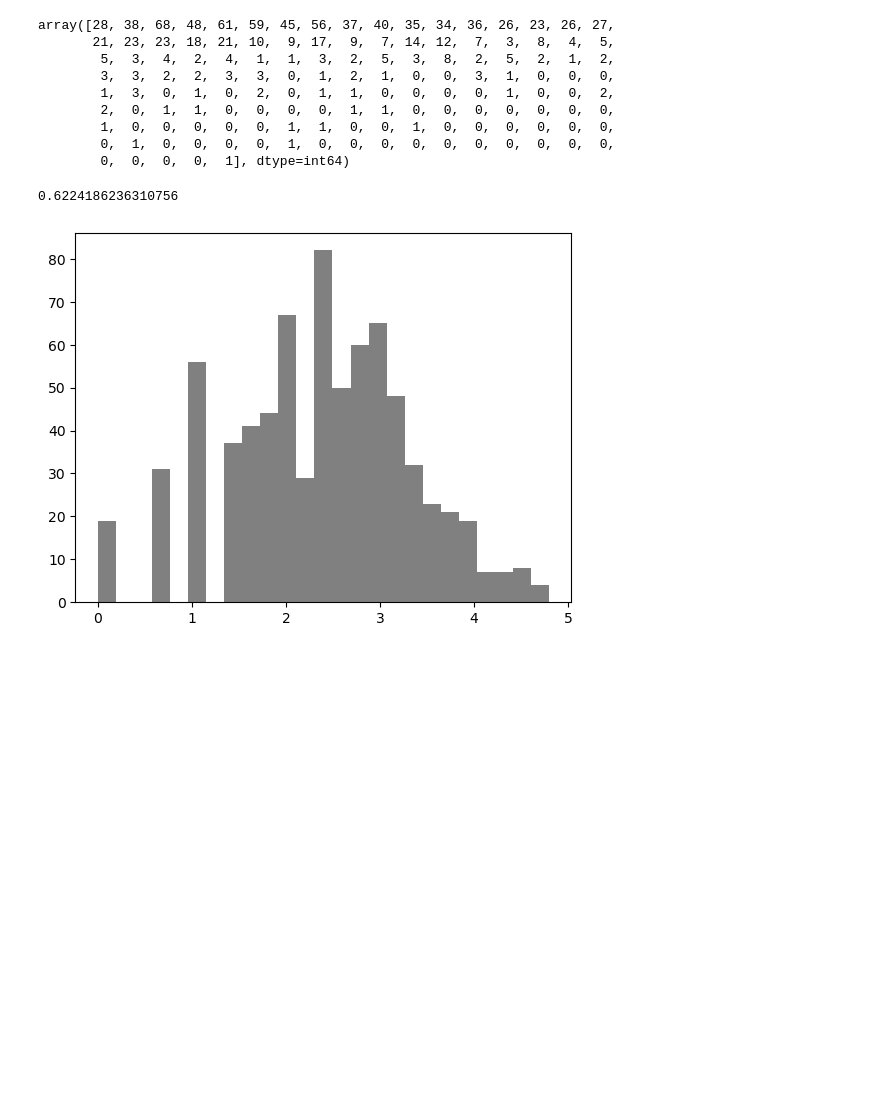
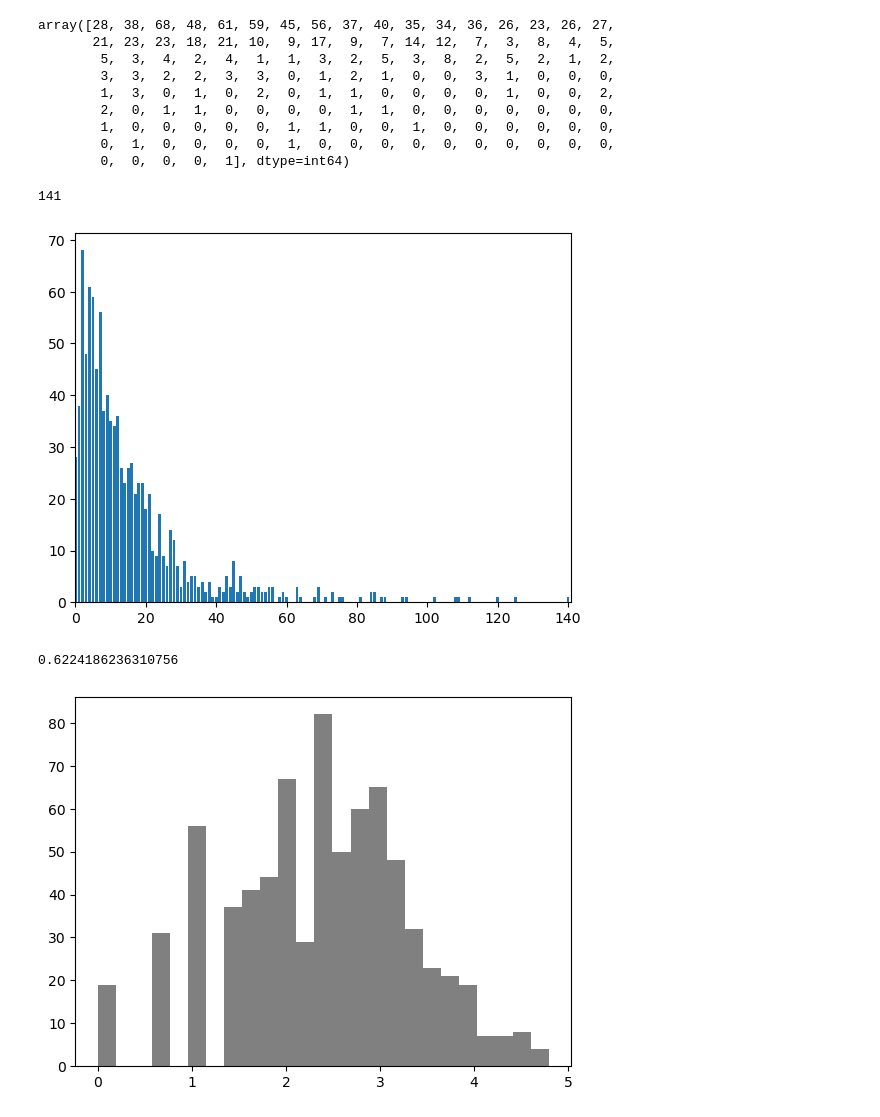
Before and after one commit to davidptuackr/ppb, a Jupyter notebook: 04_특성공학.ipynb, the cells around one changed output. Saved outputs shown, nothing was run; the diff lists cells and outputs as text; code cells hidden in the pictures; blank space fills up the shorter version.

```diff
--- a/04_특성공학.ipynb
+++ b/04_특성공학.ipynb
@@ -892,4 +936,19 @@ array([28, 38, 68, 48, 61, 59, 45, 56, 37, 40, 35, 34, 36, 26, 23, 26, 27,
         1,  0,  0,  0,  0,  0,  1,  1,  0,  0,  1,  0,  0,  0,  0,  0,  0,
         0,  1,  0,  0,  0,  0,  1,  0,  0,  0,  0,  0,  0,  0,  0,  0,  0,
         0,  0,  0,  0,  1], dtype=int64)
+# %%
+np.bincount(X[ : , 0]).size
+# %% [output]
+141
+# %%
+""" 원본은 왼쪽으로 치우쳐진 형태 """
+
+cuts = np.bincount(X[ : , 0])
+
+plt.bar(range(len(cuts)), cuts)
+plt.xlim(0, len(cuts))
+
+plt.show()
+# %% [output]
+[figure, added]
 # %%
```
Also changed, not shown: parts of 18 cells of this notebook.
